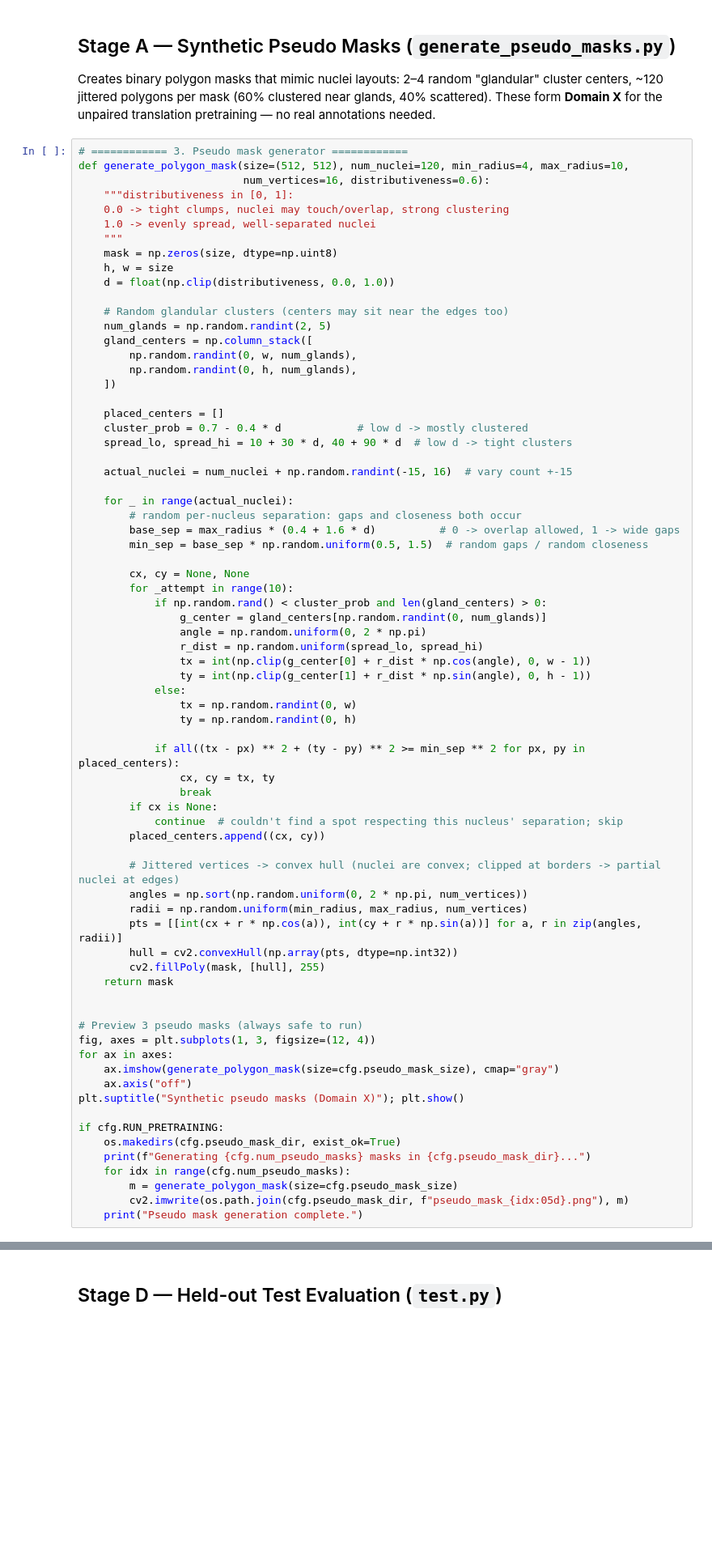
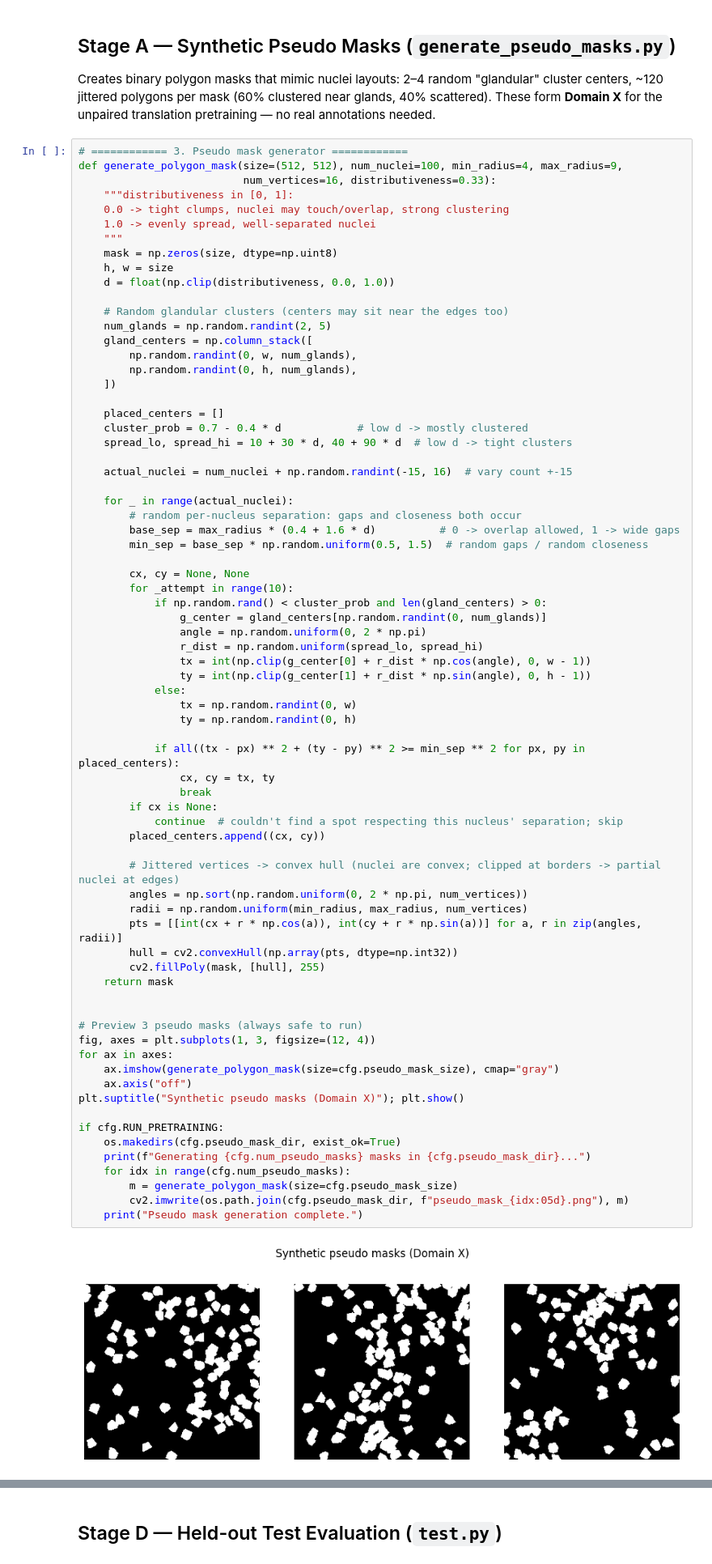
Before and after one commit to ArjuMukherjee/Histopathology, a Jupyter notebook: kaggle_full_pipeline.ipynb, the cells around one changed output, grey strips where cells are left out. Shown at 81% size. Drawn from its saved outputs; the diff is of its cells as text; blank space fills up the shorter version.

Commit message:
generate_polygon_mask_params

```diff
--- a/kaggle_full_pipeline.ipynb
+++ b/kaggle_full_pipeline.ipynb
@@ -99,8 +105,8 @@ print("Device:", device, "| Train images:", len(os.listdir(cfg.train_img_dir)))
 Creates binary polygon masks that mimic nuclei layouts: 2–4 random "glandular" cluster centers, ~120 jittered polygons per mask (60% clustered near glands, 40% scattered). These form **Domain X** for the unpaired translation pretraining — no real annotations needed.
 # %%
 # ============ 3. Pseudo mask generator ============
-def generate_polygon_mask(size=(512, 512), num_nuclei=120, min_radius=4, max_radius=10,
-                          num_vertices=16, distributiveness=0.6):
+def generate_polygon_mask(size=(512, 512), num_nuclei=100, min_radius=4, max_radius=9,
+                          num_vertices=16, distributiveness=0.33):
     """distributiveness in [0, 1]:
     0.0 -> tight clumps, nuclei may touch/overlap, strong clustering
     1.0 -> evenly spread, well-separated nuclei
@@ -142,33 +148,35 @@ def generate_polygon_mask(size=(512, 512), num_nuclei=120, min_radius=4, max_rad
             if all((tx - px) ** 2 + (ty - py) ** 2 >= min_sep ** 2 for px, py in placed_centers):
                 cx, cy = tx, ty
                 break
         if cx is None:
             continue  # couldn't find a spot respecting this nucleus' separation; skip
         placed_centers.append((cx, cy))
 
         # Jittered vertices -> convex hull (nuclei are convex; clipped at borders -> partial nuclei at edges)
         angles = np.sort(np.random.uniform(0, 2 * np.pi, num_vertices))
         radii = np.random.uniform(min_radius, max_radius, num_vertices)
         pts = [[int(cx + r * np.cos(a)), int(cy + r * np.sin(a))] for a, r in zip(angles, radii)]
         hull = cv2.convexHull(np.array(pts, dtype=np.int32))
         cv2.fillPoly(mask, [hull], 255)
     return mask
 
 
 # Preview 3 pseudo masks (always safe to run)
 fig, axes = plt.subplots(1, 3, figsize=(12, 4))
 for ax in axes:
     ax.imshow(generate_polygon_mask(size=cfg.pseudo_mask_size), cmap="gray")
     ax.axis("off")
 plt.suptitle("Synthetic pseudo masks (Domain X)"); plt.show()
 
 if cfg.RUN_PRETRAINING:
     os.makedirs(cfg.pseudo_mask_dir, exist_ok=True)
     print(f"Generating {cfg.num_pseudo_masks} masks in {cfg.pseudo_mask_dir}...")
     for idx in range(cfg.num_pseudo_masks):
         m = generate_polygon_mask(size=cfg.pseudo_mask_size)
         cv2.imwrite(os.path.join(cfg.pseudo_mask_dir, f"pseudo_mask_{idx:05d}.png"), m)
     print("Pseudo mask generation complete.")
+# %% [output]
+[figure, added]
 # %%
 # ============ 3b. Sanity tests for generate_polygon_mask ============
 def test_generate_polygon_mask():
```
Also changed, not shown: parts of 2 cells of this notebook.
